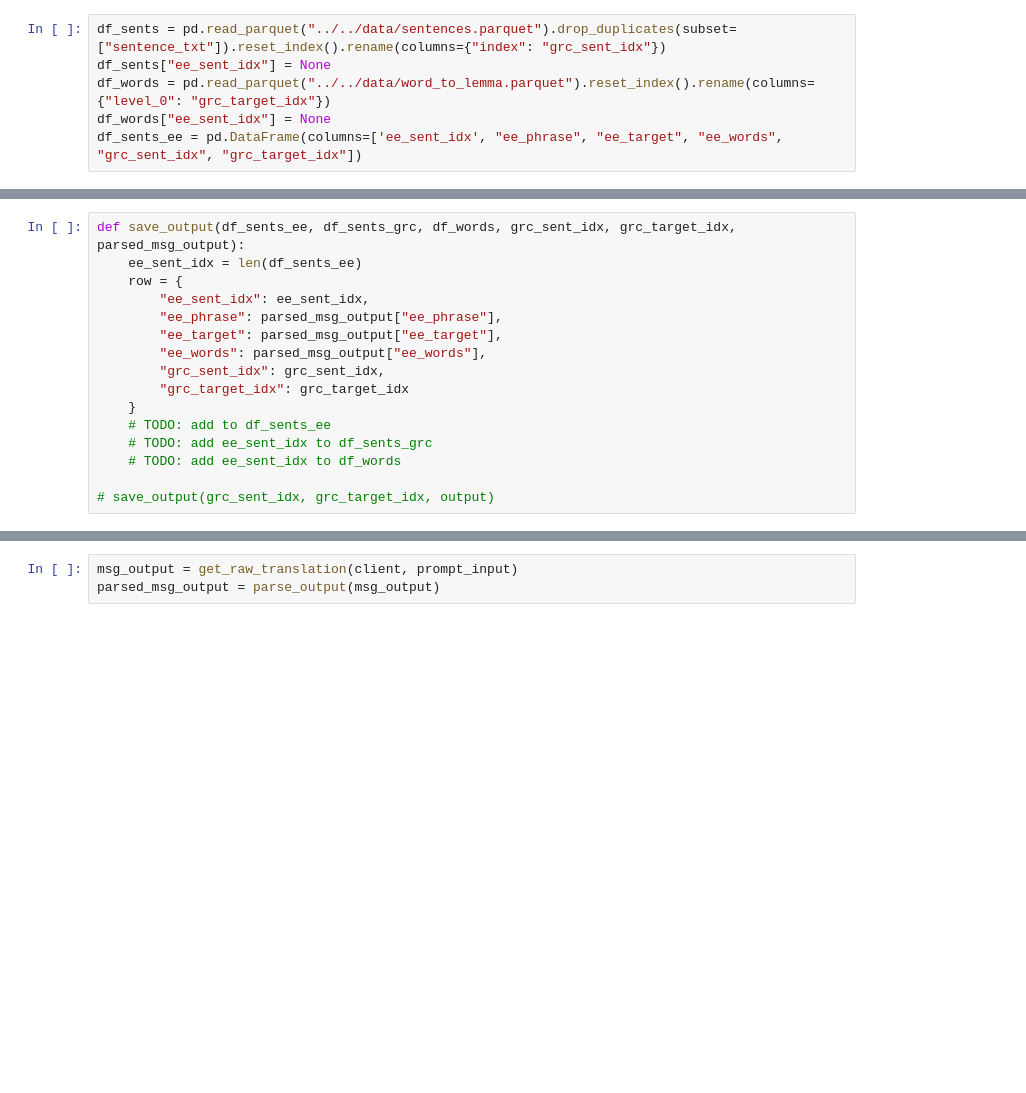
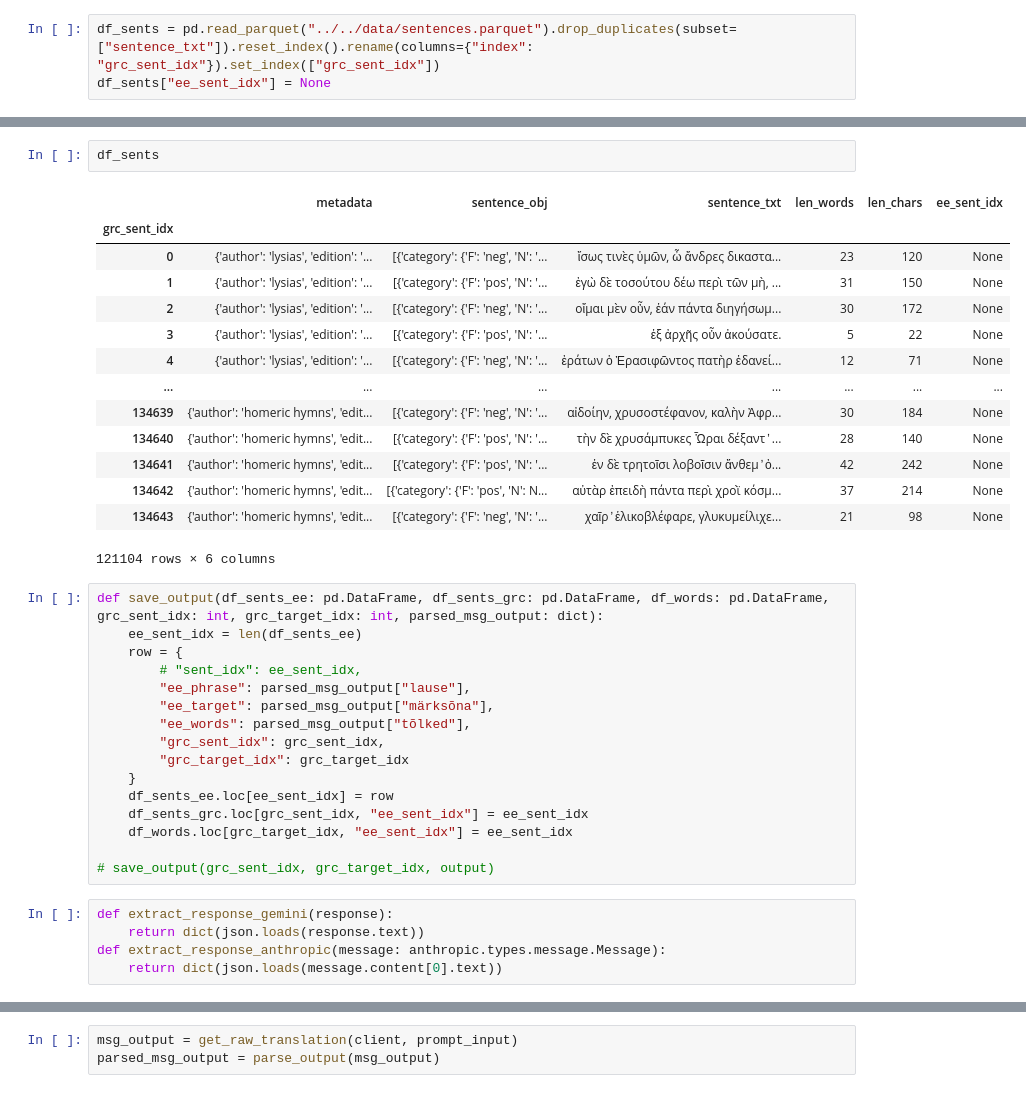
Before and after one commit to fedorst/attic-anki, a Jupyter notebook: notebooks/translations/generate_translations.ipynb, the cells around one changed output, grey strips where cells are left out. Drawn from its saved outputs; the diff is of its cells as text; blank space fills up the shorter version.

```diff
--- a/notebooks/translations/generate_translations.ipynb
+++ b/notebooks/translations/generate_translations.ipynb
@@ -33,6 +59,3 @@ Punic Wars by appianus of alexandria
 # %%
-df_sents = pd.read_parquet("../../data/sentences.parquet").drop_duplicates(subset=["sentence_txt"]).reset_index().rename(columns={"index": "grc_sent_idx"})
+df_sents = pd.read_parquet("../../data/sentences.parquet").drop_duplicates(subset=["sentence_txt"]).reset_index().rename(columns={"index": "grc_sent_idx"}).set_index(["grc_sent_idx"])
 df_sents["ee_sent_idx"] = None
-df_words = pd.read_parquet("../../data/word_to_lemma.parquet").reset_index().rename(columns={"level_0": "grc_target_idx"})
-df_words["ee_sent_idx"] = None
-df_sents_ee = pd.DataFrame(columns=['ee_sent_idx', "ee_phrase", "ee_target", "ee_words", "grc_sent_idx", "grc_target_idx"])
@@ -50,16 +146,38 @@ def get_raw_translation(client: anthropic.Anthropic, input_prompt: str):
+# %%
+df_sents
+# %% [output]
+|  | metadata | sentence_obj | sentence_txt | len_words | len_chars | ee_sent_idx |
+| grc_sent_idx |  |  |  |  |  |  |
+| 0 | {'author': 'lysias', 'edition': '... | [{'category': {'F': 'neg', 'N': '... | ἴσως τινὲς ὑμῶν, ὦ ἄνδρες δικαστα... | 23 | 120 | None |
+| 1 | {'author': 'lysias', 'edition': '... | [{'category': {'F': 'pos', 'N': '... | ἐγὼ δὲ τοσούτου δέω περὶ τῶν μὴ, ... | 31 | 150 | None |
+| 2 | {'author': 'lysias', 'edition': '... | [{'category': {'F': 'neg', 'N': '... | οἴμαι μὲν οὖν, ἐάν πάντα διηγήσωμ... | 30 | 172 | None |
+| 3 | {'author': 'lysias', 'edition': '... | [{'category': {'F': 'pos', 'N': '... | ἐξ ἀρχῆς οὖν ἀκούσατε. | 5 | 22 | None |
+| 4 | {'author': 'lysias', 'edition': '... | [{'category': {'F': 'neg', 'N': '... | ἐράτων ὁ Ἐρασιφῶντος πατὴρ ἐδανεί... | 12 | 71 | None |
+| ... | ... | ... | ... | ... | ... | ... |
+| 134639 | {'author': 'homeric hymns', 'edit... | [{'category': {'F': 'neg', 'N': '... | αἰδοίην, χρυσοστέφανον, καλὴν Ἀφρ... | 30 | 184 | None |
+| 134640 | {'author': 'homeric hymns', 'edit... | [{'category': {'F': 'pos', 'N': '... | τὴν δὲ χρυσάμπυκες Ὧραι δέξαντ ̓ ... | 28 | 140 | None |
+| 134641 | {'author': 'homeric hymns', 'edit... | [{'category': {'F': 'pos', 'N': '... | ἐν δὲ τρητοῖσι λοβοῖσιν ἄνθεμ ̓ ὀ... | 42 | 242 | None |
+| 134642 | {'author': 'homeric hymns', 'edit... | [{'category': {'F': 'pos', 'N': N... | αὐτὰρ ἐπειδὴ πάντα περὶ χροῒ κόσμ... | 37 | 214 | None |
+| 134643 | {'author': 'homeric hymns', 'edit... | [{'category': {'F': 'neg', 'N': '... | χαῖρ ̓ ἑλικοβλέφαρε, γλυκυμείλιχε... | 21 | 98 | None |
+121104 rows × 6 columns
 # %%
-def save_output(df_sents_ee, df_sents_grc, df_words, grc_sent_idx, grc_target_idx, parsed_msg_output):
+def save_output(df_sents_ee: pd.DataFrame, df_sents_grc: pd.DataFrame, df_words: pd.DataFrame, grc_sent_idx: int, grc_target_idx: int, parsed_msg_output: dict):
     ee_sent_idx = len(df_sents_ee)
     row = {
-        "ee_sent_idx": ee_sent_idx,
-        "ee_phrase": parsed_msg_output["ee_phrase"],
-        "ee_target": parsed_msg_output["ee_target"],
-        "ee_words": parsed_msg_output["ee_words"],
+        # "sent_idx": ee_sent_idx,
+        "ee_phrase": parsed_msg_output["lause"],
+        "ee_target": parsed_msg_output["märksõna"],
+        "ee_words": parsed_msg_output["tõlked"],
         "grc_sent_idx": grc_sent_idx,
         "grc_target_idx": grc_target_idx
     }
-    # TODO: add to df_sents_ee
-    # TODO: add ee_sent_idx to df_sents_grc
-    # TODO: add ee_sent_idx to df_words
+    df_sents_ee.loc[ee_sent_idx] = row
+    df_sents_grc.loc[grc_sent_idx, "ee_sent_idx"] = ee_sent_idx
+    df_words.loc[grc_target_idx, "ee_sent_idx"] = ee_sent_idx
 
 # save_output(grc_sent_idx, grc_target_idx, output)
+# %%
+def extract_response_gemini(response):
+    return dict(json.loads(response.text))
+def extract_response_anthropic(message: anthropic.types.message.Message):
+    return dict(json.loads(message.content[0].text))
```
Also changed, not shown: parts of 32 cells of this notebook, 5 other files.
